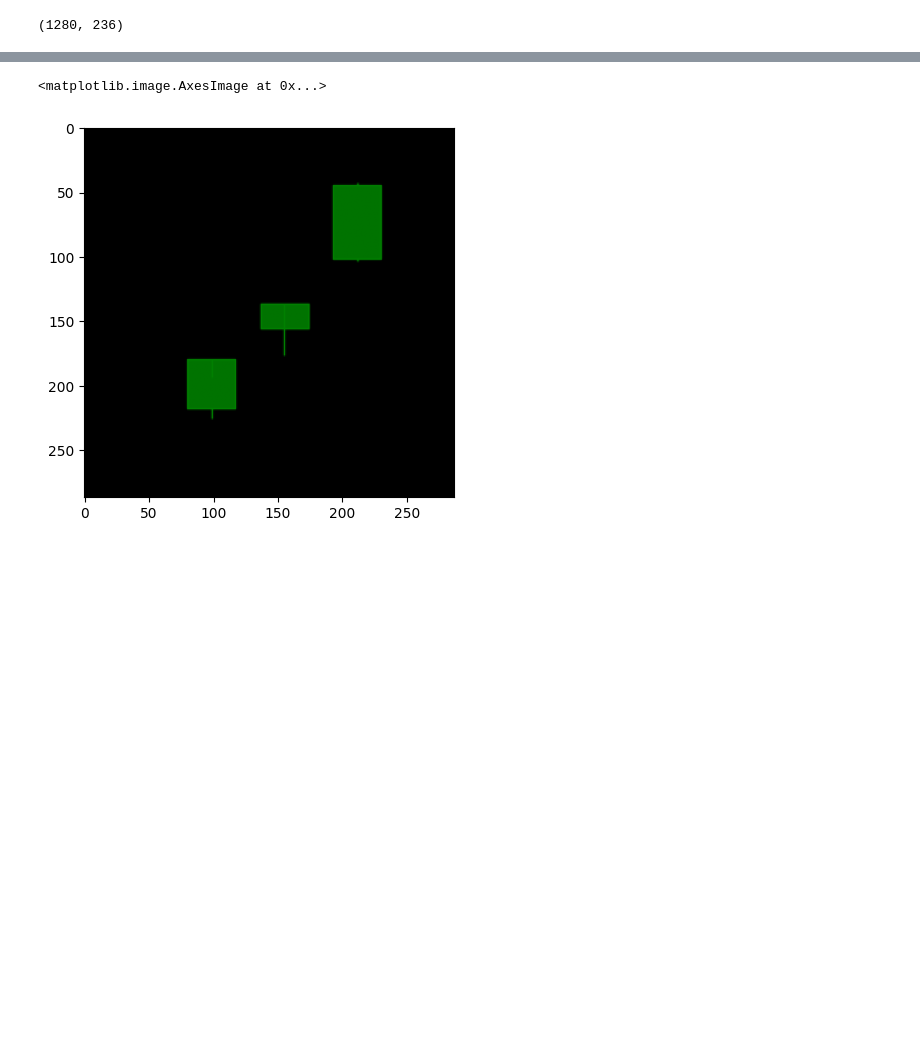
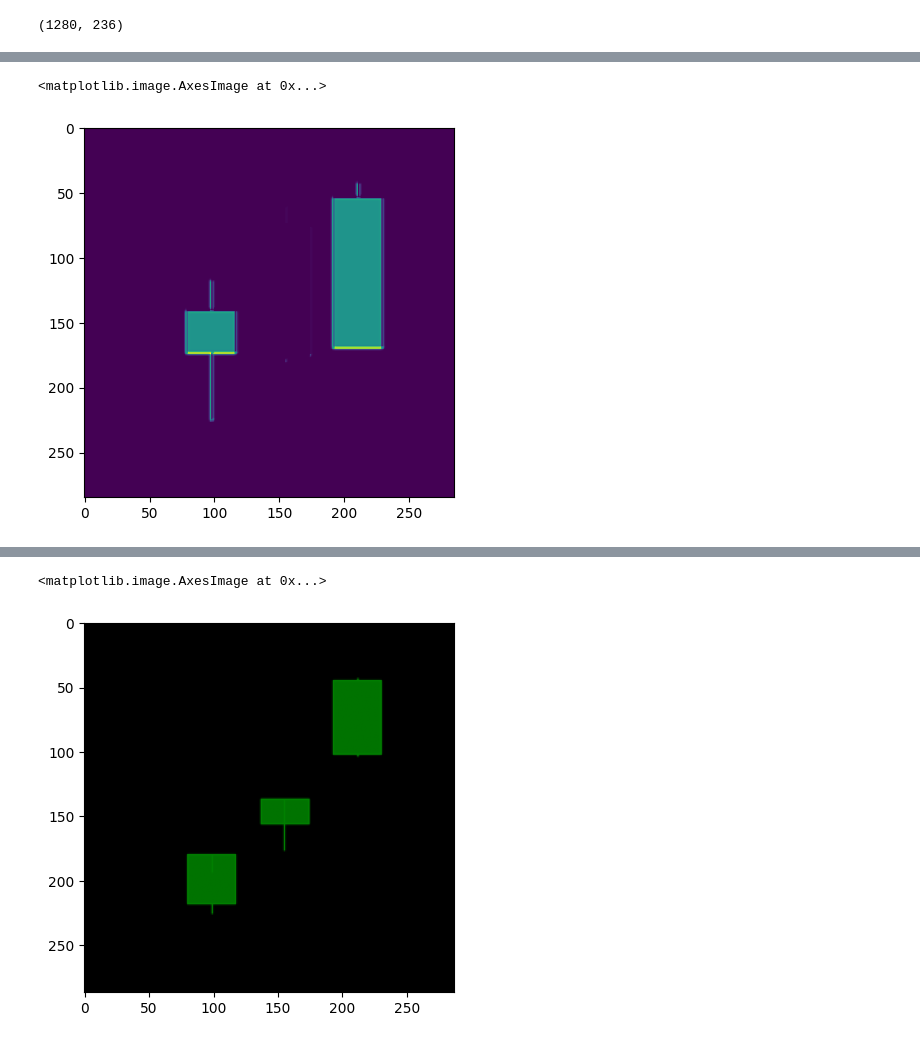
Before and after one commit to raming20/CNN-LSTM-predict-stock-price, a Jupyter notebook: data_analytics/CV_stock_market/model_use_train_and_test.ipynb, the cells around one changed output, grey strips where cells are left out. Drawn from its saved outputs; the diff is of its cells as text; code cells hidden in the pictures; blank space fills up the shorter version.

```diff
--- a/data_analytics/CV_stock_market/model_use_train_and_test.ipynb
+++ b/data_analytics/CV_stock_market/model_use_train_and_test.ipynb
@@ -79,3 +78,24 @@ folder: marubozu,                total: 124 images
 folder: spin,            total: 54 images
 folder: next_3_day_up,           total: 219 images
 folder: next_3_day_down,                 total: 166 images
+# %%
+def split_cnn(image_shape, days_result):
+    inputs = keras.layers.Input(shape=image_shape)
+
+    # Các lớp CNN để trích xuất đặc trưng từ ảnh
+    x = keras.layers.Conv2D(days_result, (3, 3), activation='relu')(inputs)
+    x = keras.layers.MaxPooling2D((3, 3))(x)
+
+    a = keras.layers.Permute((3, 1, 2))(x)
+
+    flatten = keras.layers.TimeDistributed(keras.layers.Flatten())(a)
+    flatten = keras.layers.TimeDistributed(keras.layers.Dense(32))(flatten)
+    flatten = keras.layers.TimeDistributed(keras.layers.Dense(32))(flatten)
+    lstm_1 = keras.layers.LSTM(64, return_sequences=True)(flatten)
+    lstm_1 = keras.layers.TimeDistributed(keras.layers.Dense(2))(lstm_1)
+     # Chỉ lấy 3 bước thời gian đầu tiên
+    output = keras.layers.Lambda(lambda x: x[:, :days_result, :])(lstm_1)  # Lấy 3 bước đầu
+
+    # Xây dựng mô hình
+    model = keras.models.Model(inputs=[inputs], outputs=output)
+    return model, "split_cnn"
@@ -118 +165,6 @@ dataset_test_2 = dataset_test_1.batch(batch_size)
+# %%
+plt.imshow(output[:,:, 0])
+# %% [output]
+<matplotlib.image.AxesImage at 0x...>
+[figure, added]
 # %%
```
Also changed, not shown: parts of 33 cells of this notebook, 2 other files.
